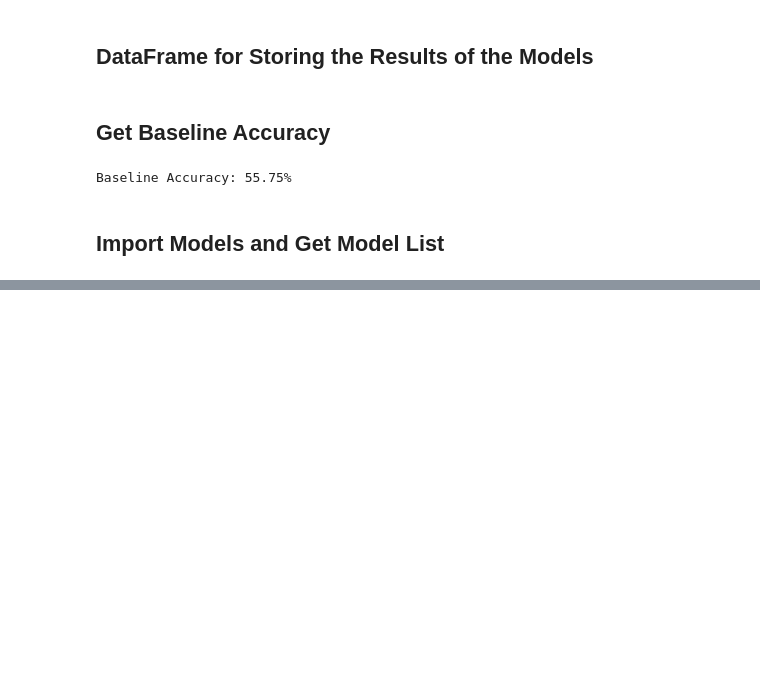
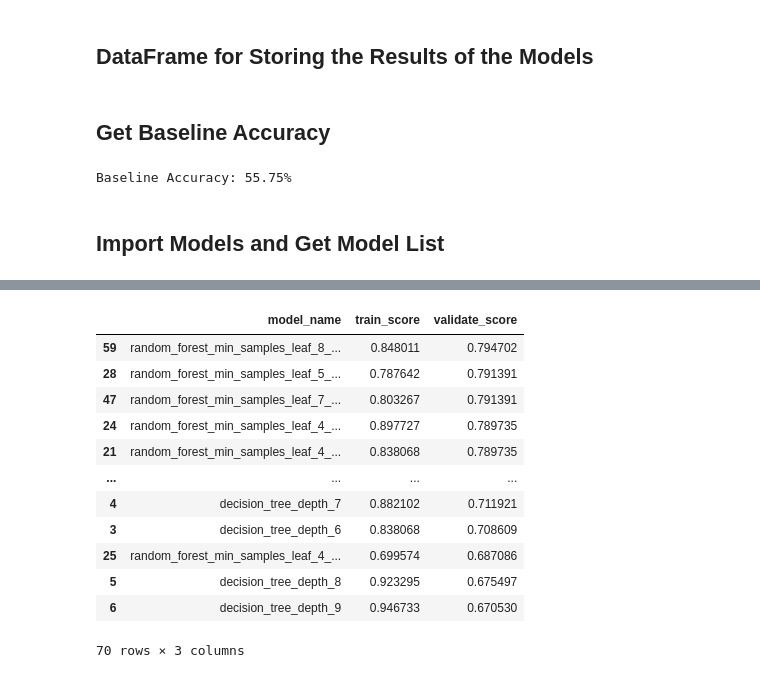
Before and after one commit to american-perspectives-capstone/american-attitudes, a Jupyter notebook: rough_notebooks/malachi_hale_modeling_practice.ipynb, the cells around one changed output, grey strips where cells are left out. Drawn from its saved outputs; the diff is of its cells as text; code cells hidden in the pictures; blank space fills up the shorter version.

```diff
--- a/rough_notebooks/malachi_hale_modeling_practice.ipynb
+++ b/rough_notebooks/malachi_hale_modeling_practice.ipynb
@@ -313,0 +319,32 @@ score_df
+# %%
+forest_list = []
+
+for i in range(3, 10):
+    for j in range(1, 10):
+        forest_list.append(RandomForestClassifier(min_samples_leaf = i, max_depth = j))
+
+
+forest_name_list = []
+for i in range(3, 10):
+    for j in range(0, 10):
+        forest_name_list.append(f"random_forest_min_samples_leaf_{i}_depth_{j}")
+# %%
+#Append results to score_df
+for model, name in zip(forest_list, forest_name_list):
+    score_df = test_a_model(o.X_train_dummies, o.y_train_dummies, o.X_validate_dummies, o.y_validate_dummies, model, name, score_df)
+# %%
+score_df.sort_values(by = 'validate_score', ascending = False)
+# %% [output]
+|  | model_name | train_score | validate_score |
+| 59 | random_forest_min_samples_leaf_8_... | 0.848011 | 0.794702 |
+| 28 | random_forest_min_samples_leaf_5_... | 0.787642 | 0.791391 |
+| 47 | random_forest_min_samples_leaf_7_... | 0.803267 | 0.791391 |
+| 24 | random_forest_min_samples_leaf_4_... | 0.897727 | 0.789735 |
+| 21 | random_forest_min_samples_leaf_4_... | 0.838068 | 0.789735 |
+| ... | ... | ... | ... |
+| 4 | decision_tree_depth_7 | 0.882102 | 0.711921 |
+| 3 | decision_tree_depth_6 | 0.838068 | 0.708609 |
+| 25 | random_forest_min_samples_leaf_4_... | 0.699574 | 0.687086 |
+| 5 | decision_tree_depth_8 | 0.923295 | 0.675497 |
+| 6 | decision_tree_depth_9 | 0.946733 | 0.670530 |
+70 rows × 3 columns
```
Also changed, not shown: parts of 18 cells of this notebook.
